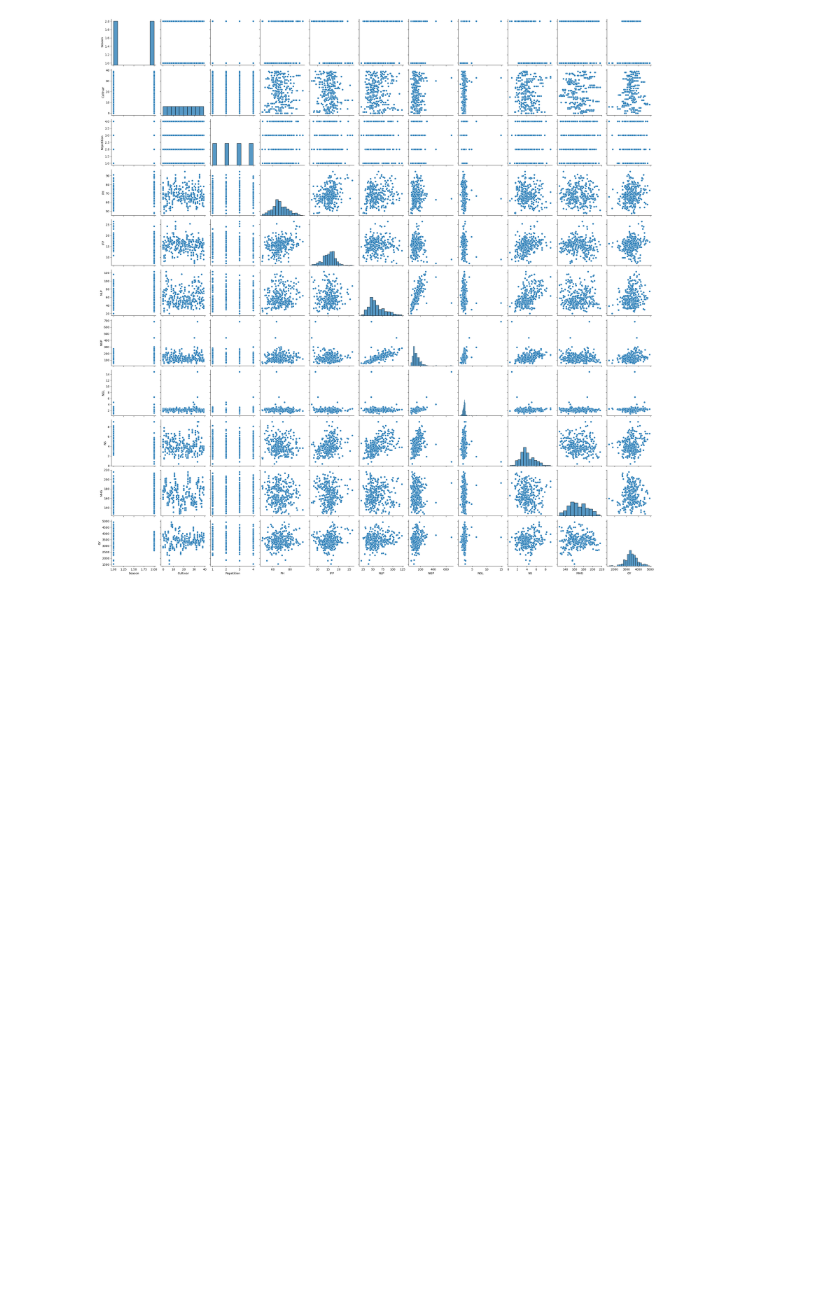
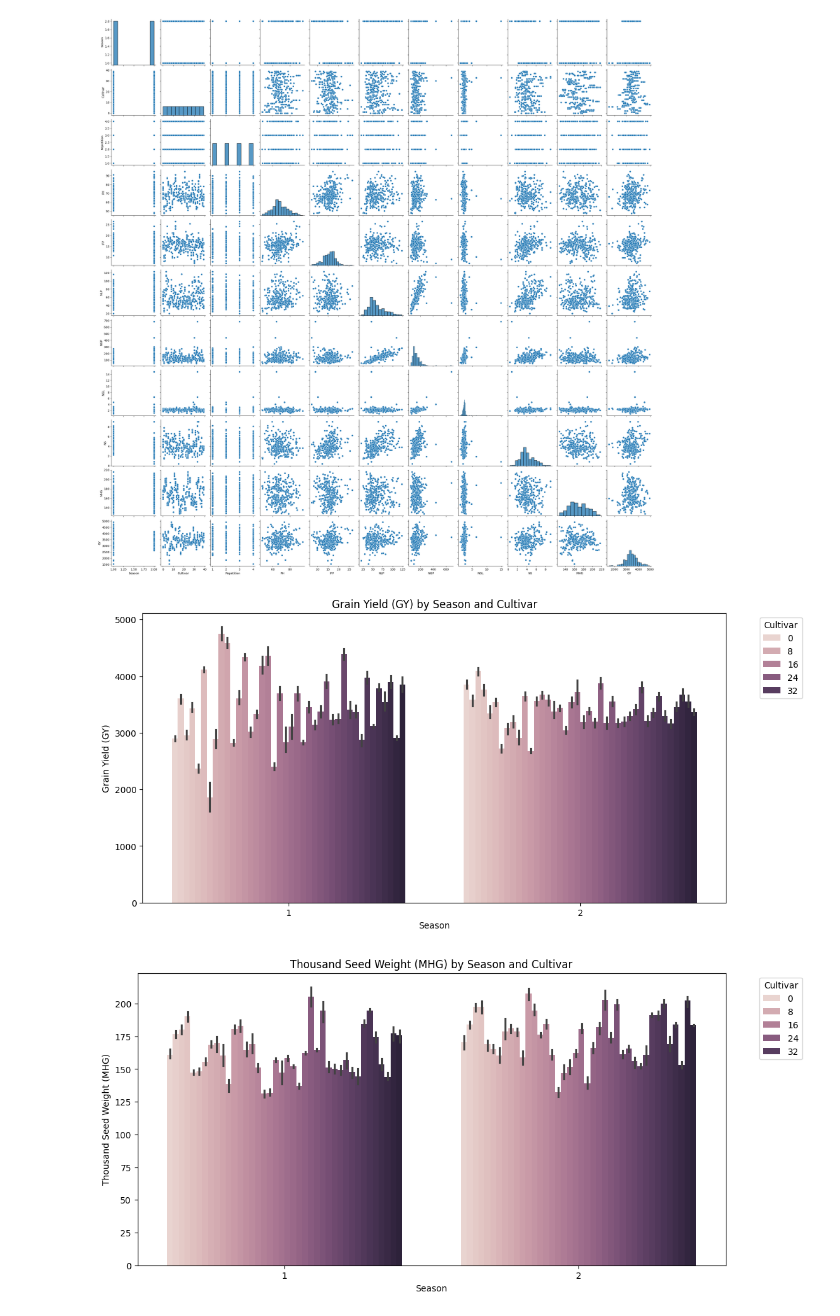
Before and after one commit to AntoniaPopovici/VOIS_2024, a Jupyter notebook: main.ipynb, the cells around one changed output. Saved outputs shown, nothing was run; the diff lists cells and outputs as text; code cells hidden in the pictures; blank space fills up the shorter version.

```diff
--- a/main.ipynb
+++ b/main.ipynb
@@ -187,3 +189,22 @@ sns.pairplot(df[numerical_columns])
 plt.show()
 # %% [output]
 [figure]
+# %%
+plt.figure(figsize=(12, 6))
+sns.barplot(x='Season', y='GY', hue='Cultivar', data=df)
+plt.title('Grain Yield (GY) by Season and Cultivar')
+plt.xlabel('Season')
+plt.ylabel('Grain Yield (GY)')
+plt.legend(title='Cultivar', bbox_to_anchor=(1.05, 1), loc='upper left')
+plt.show()
+
+plt.figure(figsize=(12, 6))
+sns.barplot(x='Season', y='MHG', hue='Cultivar', data=df)
+plt.title('Thousand Seed Weight (MHG) by Season and Cultivar')
+plt.xlabel('Season')
+plt.ylabel('Thousand Seed Weight (MHG)')
+plt.legend(title='Cultivar', bbox_to_anchor=(1.05, 1), loc='upper left')
+plt.show()
+# %% [output]
+[figure, added]
+[figure, added]
```
Also changed, not shown: parts of 7 cells of this notebook.
